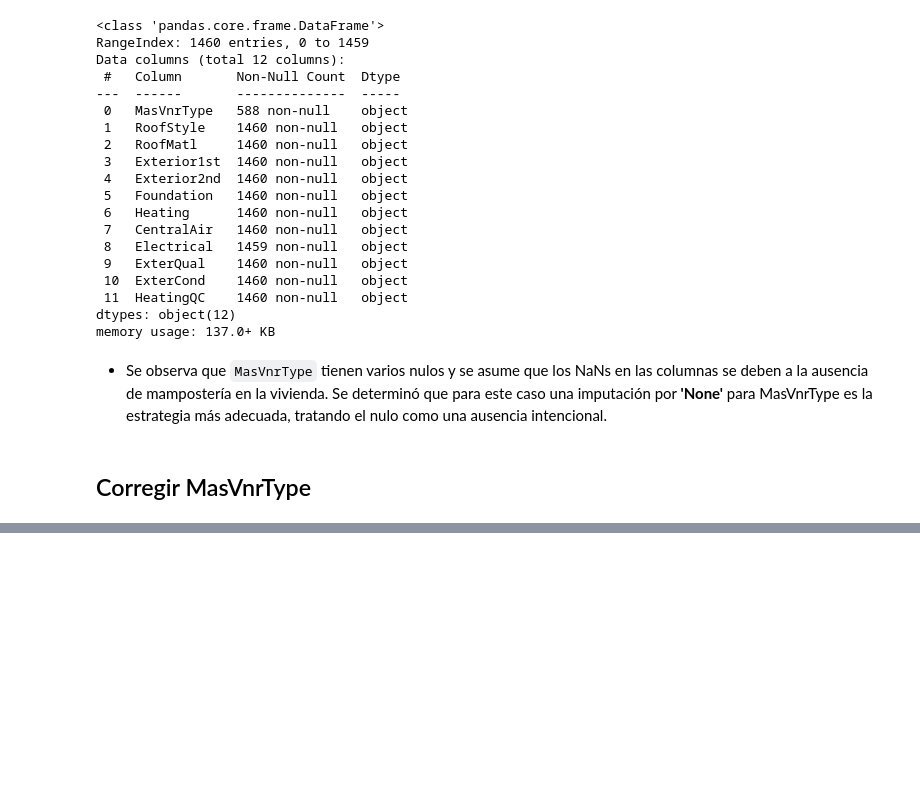
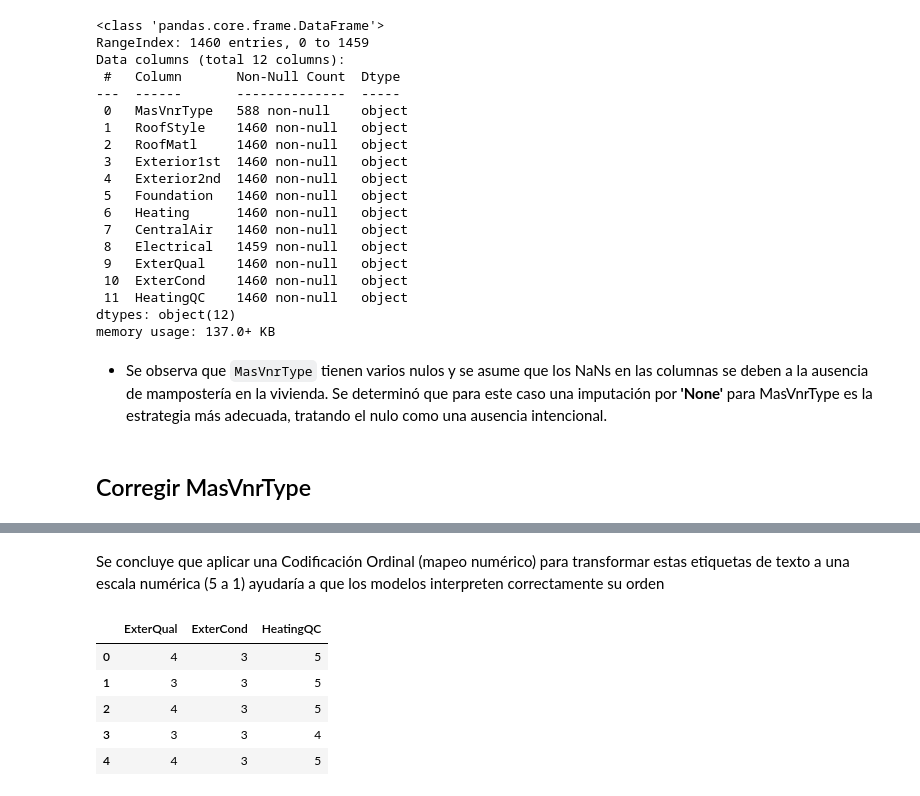
Before and after one commit to Club-CIAP/PreCIAP_2PAO_2025_Grupo2, a Jupyter notebook: notebooks/1.0-aam-datapreparation.ipynb, the cells around one changed output, grey strips where cells are left out. Saved outputs shown, nothing was run; the diff lists cells and outputs as text; code cells hidden in the pictures; blank space fills up the shorter version.

```diff
--- a/notebooks/1.0-aam-datapreparation.ipynb
+++ b/notebooks/1.0-aam-datapreparation.ipynb
@@ -160,0 +221,18 @@ print(df['MasVnrType'].value_counts(dropna=False))
+# %% [markdown]
+Se concluye que aplicar una Codificación Ordinal (mapeo numérico) para transformar estas etiquetas de texto a una escala numérica (5 a 1) ayudaría a que los modelos interpreten correctamente su orden
+# %%
+cal_map = {'Ex': 5, 'Gd': 4, 'TA': 3, 'Fa': 2, 'Po': 1}
+
+#Como se observó que no hay valores nulos se prosiguió de una con el mapeo
+
+for col in caOrd_cols:
+    df[col] = df[col].map(cal_map)
+
+df[['ExterQual', 'ExterCond', 'HeatingQC']].head()
+# %% [output]
+|  | ExterQual | ExterCond | HeatingQC |
+| 0 | 4 | 3 | 5 |
+| 1 | 3 | 3 | 5 |
+| 2 | 4 | 3 | 5 |
+| 3 | 3 | 3 | 4 |
+| 4 | 4 | 3 | 5 |
```
Also changed, not shown: parts of 32 cells of this notebook.
